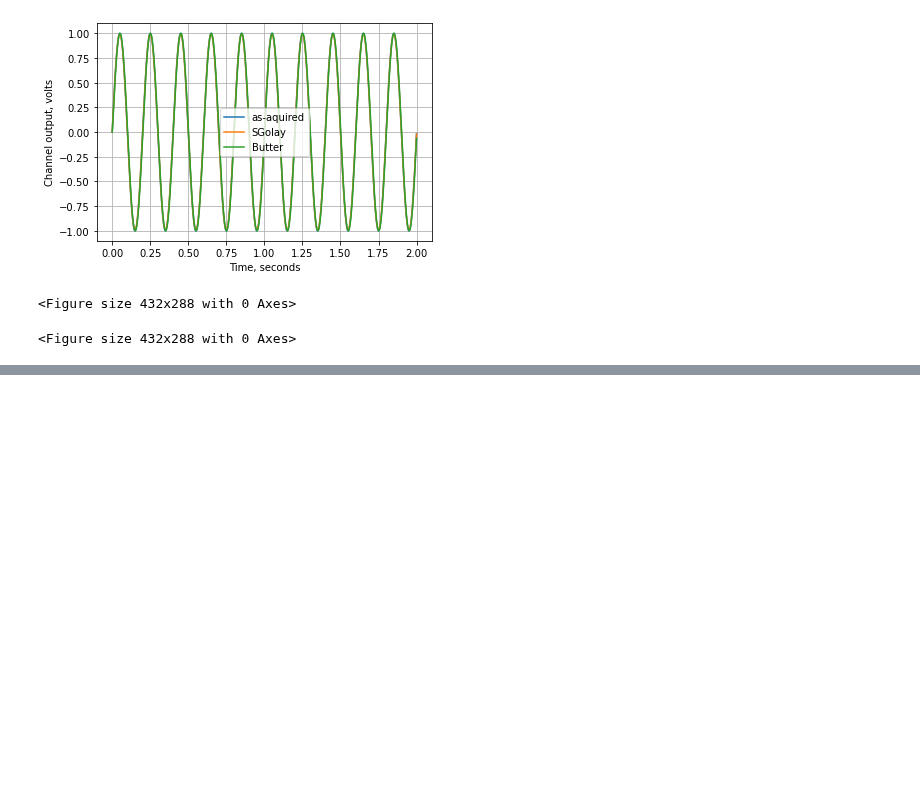
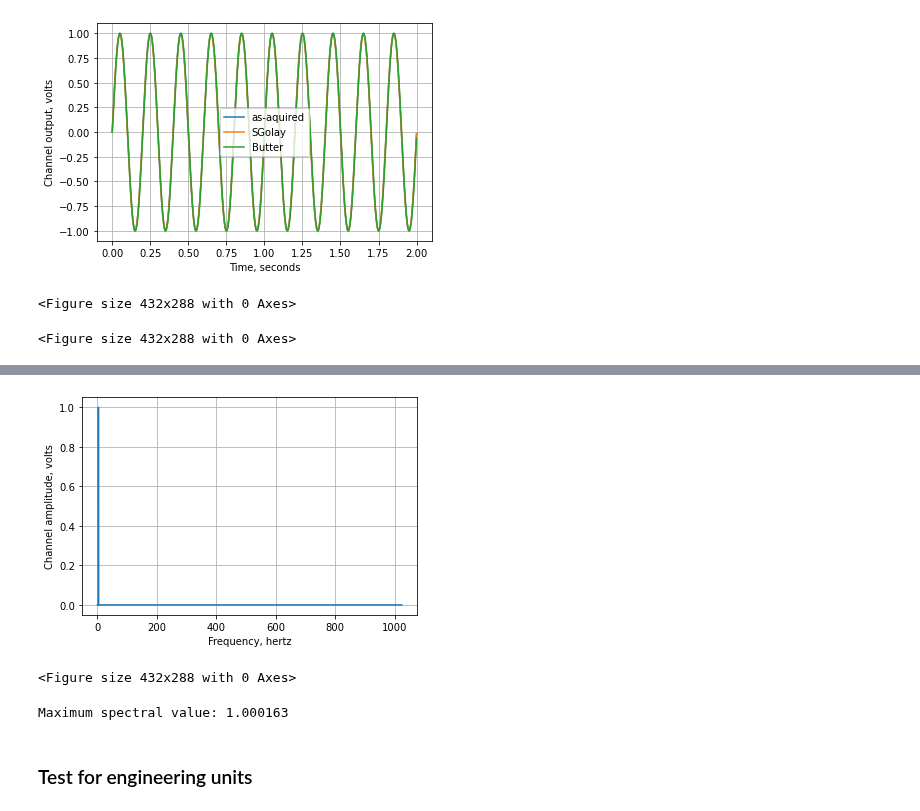
Before and after one commit to RobotSquirrelProd/AppliedVibrationAnalysis, a Jupyter notebook: AppliedVibrationAnalysis Test Harness.ipynb, the cells around one changed output, grey strips where cells are left out. Drawn from its saved outputs; the diff is of its cells as text; code cells hidden in the pictures; blank space fills up the shorter version.

```diff
--- a/AppliedVibrationAnalysis Test Harness.ipynb
+++ b/AppliedVibrationAnalysis Test Harness.ipynb
@@ -80,0 +112,13 @@ cl_sig_test01.plt_spec()
+# %%
+lst_spec = cl_sig_test_odd.plt_spec()
+# %% [output]
+[figure, added]
+<Figure size 432x288 with 0 Axes>
+# %%
+d_test_point = np.max(np.abs(lst_spec[2]))
+print('Maximum spectral value: ' + '%0.6f' % d_test_point)
+assert abs(d_test_point - 1.) < 1e-3, 'Failed to find odd component amplitude'
+# %% [output]
+Maximum spectral value: 1.000163
+# %% [markdown]
+### Test for engineering units
```
Also changed, not shown: parts of 17 cells of this notebook, 1 other file.
